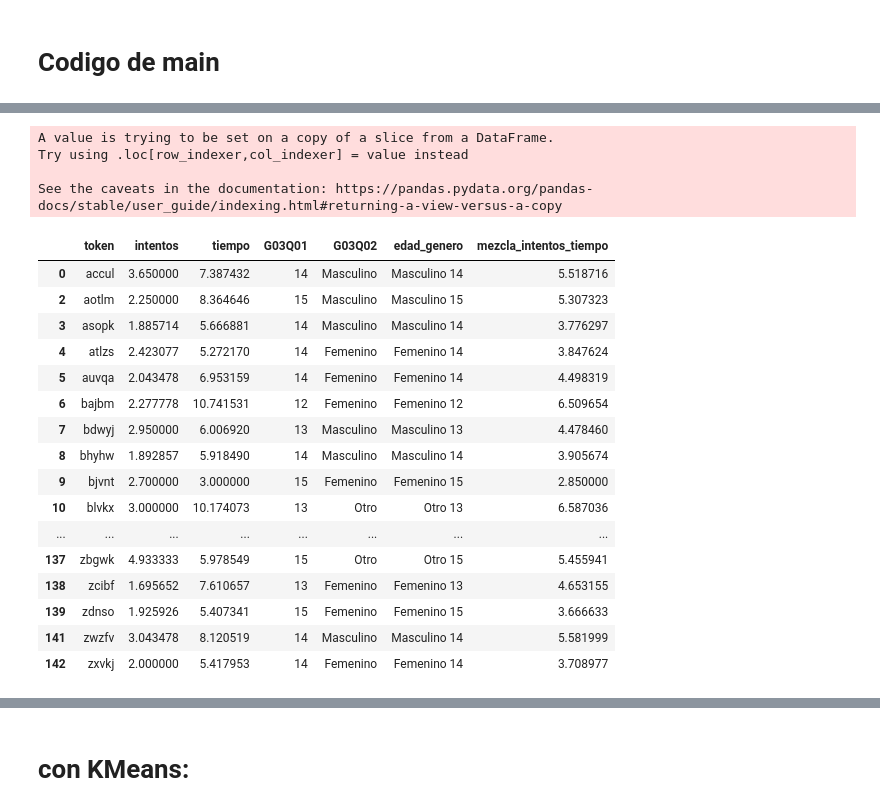
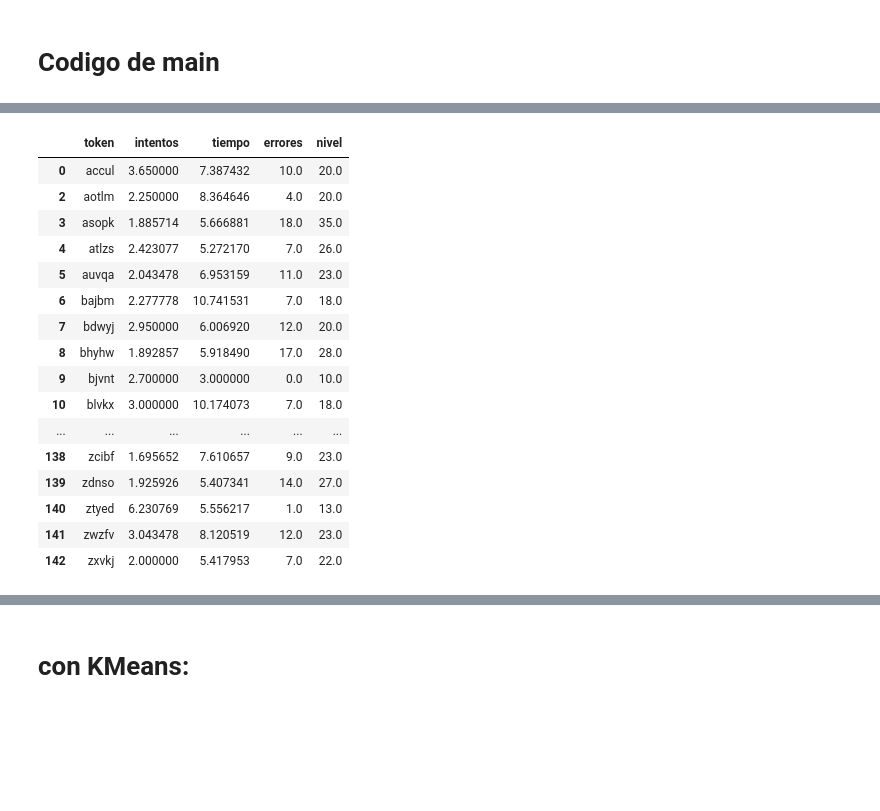
Before and after one commit to angelhort/TFG_Articoding_22-23, a Jupyter notebook: Back/cuestionarios.ipynb, the cells around one changed output, grey strips where cells are left out. Cells and saved outputs as stored; diff of their text form; code cells hidden in the pictures; blank space fills up the shorter version.

```diff
--- a/Back/cuestionarios.ipynb
+++ b/Back/cuestionarios.ipynb
@@ -504,11 +892,3 @@ df_tiempoInteraccion_Completado_Jugador, df_tiempoInicio_Interaccion_Jugador, df
 #df_tiempoInteraccion_Completado_Jugador
 #df_tiempoInicio_Interaccion_Jugador
 #df_tiempoInteraccion_Interaccion_Jugador
-# %%
-resultados_Tiempos_Nivel_Jugador = extraerTiemposPorNivelJugador(rawData)
-res = defaultdict()
-
-for j in resultados_Tiempos_Nivel_Jugador["erroresCodigo"]:
-    res[j] = len(resultados_Tiempos_Nivel_Jugador["erroresCodigo"][j])
-
-print(res)
@@ -562,52 +977,40 @@ df_global = pd.merge(df_jugadores, data, on='token')
 # %%
 # Calcular los límites de los valores atípicos
 # regla empírica, que establece que los valores atípicos se encuentran a más de 3 desviaciones estándar de la media.
 
-Q1_edad = df_global['G03Q01'].quantile(0.25)
-Q3_edad = df_global['G03Q01'].quantile(0.75)
-IQR_edad = Q3_edad - Q1_edad
-outlier_threshold_edad = Q3_edad + 1.5*IQR_edad
-
-Q1_intentos = df_global['intentos'].quantile(0.25)
-Q3_intentos = df_global['intentos'].quantile(0.75)
+Q1_intentos = df_jugadores['intentos'].quantile(0.25)
+Q3_intentos = df_jugadores['intentos'].quantile(0.75)
 IQR_intentos = Q3_intentos - Q1_intentos
 outlier_threshold_intentos = Q3_intentos + 1.5*IQR_intentos
 
-Q1_tiempo = df_global['tiempo'].quantile(0.25)
-Q3_tiempo = df_global['tiempo'].quantile(0.75)
+Q1_tiempo = df_jugadores['tiempo'].quantile(0.25)
+Q3_tiempo = df_jugadores['tiempo'].quantile(0.75)
 IQR_tiempo = Q3_tiempo - Q1_tiempo
 outlier_threshold_tiempo = Q3_tiempo + 1.5*IQR_tiempo
 
-df = df_global[(df_global['G03Q01'] <= outlier_threshold_edad) & (df_global['intentos'] <= outlier_threshold_intentos) & (df_global['tiempo'] <= outlier_threshold_tiempo)]
+Q1_errores = df_jugadores['errores'].quantile(0.25)
+Q3_errores = df_jugadores['errores'].quantile(0.75)
+IQR_errores = Q3_errores - Q1_errores
+outlier_threshold_errores = Q3_errores + 1.5*IQR_errores
 
-# Crear una nueva columna que represente la mezcla al 50% de intentos y tiempo
-df['mezcla_intentos_tiempo'] = (df['intentos'] + df['tiempo']) / 2
-
-#df['mezcla_intentos_tiempo'] = df['intentos']*0.3 + df['tiempo']*0.7
-
-#df['mezcla_intentos_tiempo'] = df['intentos']*0.7 + df['tiempo']*0.3
-
+df = df_jugadores[(df_jugadores['errores'] <= outlier_threshold_errores) & (df_jugadores['intentos'] <= outlier_threshold_intentos) & (df_jugadores['tiempo'] <= outlier_threshold_tiempo)]
 
 df
 # %% [output]
-A value is trying to be set on a copy of a slice from a DataFrame.
-Try using .loc[row_indexer,col_indexer] = value instead
-
-See the caveats in the documentation: https://pandas.pydata.org/pandas-docs/stable/user_guide/indexing.html#returning-a-view-versus-a-copy
-|  | token | intentos | tiempo | G03Q01 | G03Q02 | edad_genero | mezcla_intentos_tiempo |
-| 0 | accul | 3.650000 | 7.387432 | 14 | Masculino | Masculino 14 | 5.518716 |
-| 2 | aotlm | 2.250000 | 8.364646 | 15 | Masculino | Masculino 15 | 5.307323 |
-| 3 | asopk | 1.885714 | 5.666881 | 14 | Masculino | Masculino 14 | 3.776297 |
-| 4 | atlzs | 2.423077 | 5.272170 | 14 | Femenino | Femenino 14 | 3.847624 |
-| 5 | auvqa | 2.043478 | 6.953159 | 14 | Femenino | Femenino 14 | 4.498319 |
-| 6 | bajbm | 2.277778 | 10.741531 | 12 | Femenino | Femenino 12 | 6.509654 |
-| 7 | bdwyj | 2.950000 | 6.006920 | 13 | Masculino | Masculino 13 | 4.478460 |
-| 8 | bhyhw | 1.892857 | 5.918490 | 14 | Masculino | Masculino 14 | 3.905674 |
-| 9 | bjvnt | 2.700000 | 3.000000 | 15 | Femenino | Femenino 15 | 2.850000 |
-| 10 | blvkx | 3.000000 | 10.174073 | 13 | Otro | Otro 13 | 6.587036 |
-| ... | ... | ... | ... | ... | ... | ... | ... |
-| 137 | zbgwk | 4.933333 | 5.978549 | 15 | Otro | Otro 15 | 5.455941 |
-| 138 | zcibf | 1.695652 | 7.610657 | 13 | Femenino | Femenino 13 | 4.653155 |
-| 139 | zdnso | 1.925926 | 5.407341 | 15 | Femenino | Femenino 15 | 3.666633 |
-| 141 | zwzfv | 3.043478 | 8.120519 | 14 | Masculino | Masculino 14 | 5.581999 |
-| 142 | zxvkj | 2.000000 | 5.417953 | 14 | Femenino | Femenino 14 | 3.708977 |
+|  | token | intentos | tiempo | errores | nivel |
+| 0 | accul | 3.650000 | 7.387432 | 10.0 | 20.0 |
+| 2 | aotlm | 2.250000 | 8.364646 | 4.0 | 20.0 |
+| 3 | asopk | 1.885714 | 5.666881 | 18.0 | 35.0 |
+| 4 | atlzs | 2.423077 | 5.272170 | 7.0 | 26.0 |
+| 5 | auvqa | 2.043478 | 6.953159 | 11.0 | 23.0 |
+| 6 | bajbm | 2.277778 | 10.741531 | 7.0 | 18.0 |
+| 7 | bdwyj | 2.950000 | 6.006920 | 12.0 | 20.0 |
+| 8 | bhyhw | 1.892857 | 5.918490 | 17.0 | 28.0 |
+| 9 | bjvnt | 2.700000 | 3.000000 | 0.0 | 10.0 |
+| 10 | blvkx | 3.000000 | 10.174073 | 7.0 | 18.0 |
+| ... | ... | ... | ... | ... | ... |
+| 138 | zcibf | 1.695652 | 7.610657 | 9.0 | 23.0 |
+| 139 | zdnso | 1.925926 | 5.407341 | 14.0 | 27.0 |
+| 140 | ztyed | 6.230769 | 5.556217 | 1.0 | 13.0 |
+| 141 | zwzfv | 3.043478 | 8.120519 | 12.0 | 23.0 |
+| 142 | zxvkj | 2.000000 | 5.417953 | 7.0 | 22.0 |
```
Also changed, not shown: parts of 18 cells of this notebook, 3 other files.
